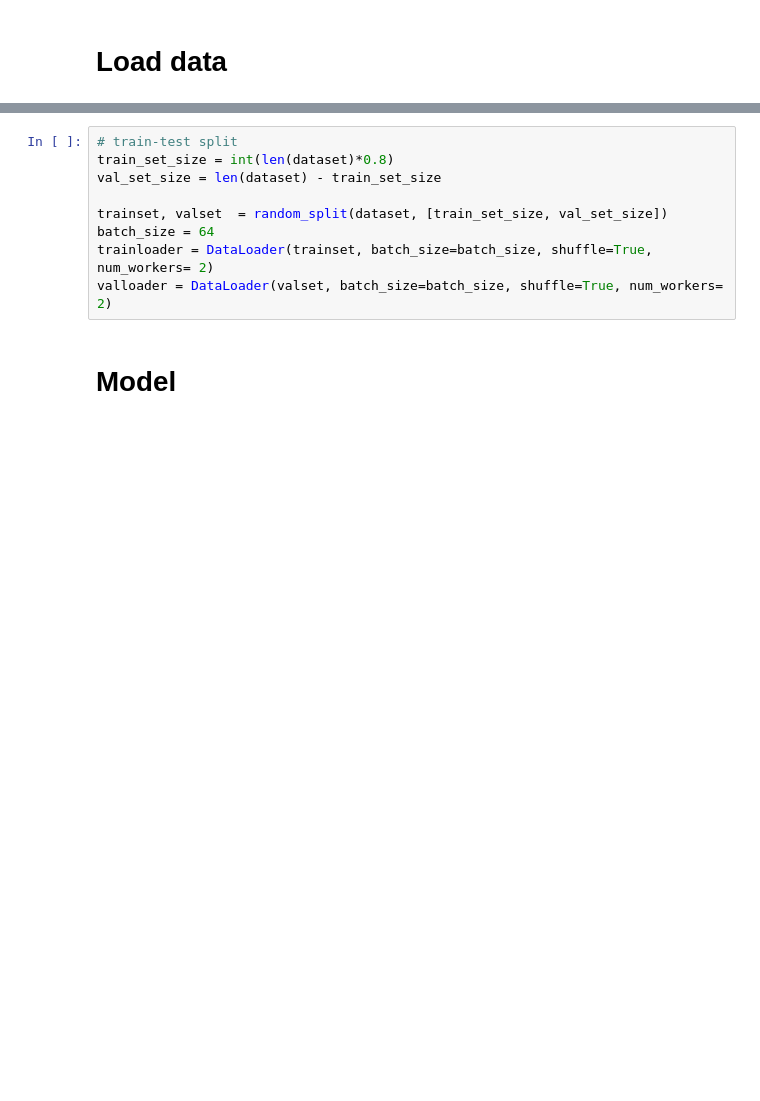
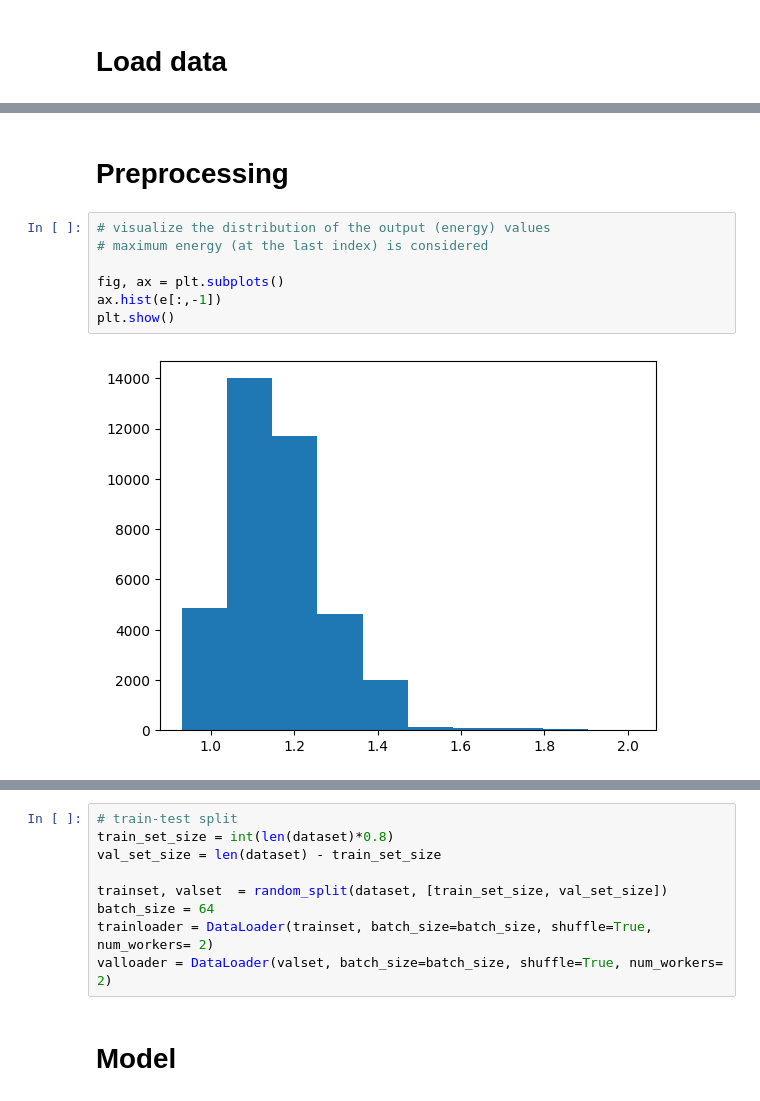
Before and after one commit to sedaoturak/dcgan_cahn-hilliard, a Jupyter notebook: DCGAN_Cahn_Hillard.ipynb, the cells around one changed output, grey strips where cells are left out. Saved outputs shown, nothing was run; the diff lists cells and outputs as text; blank space fills up the shorter version.

```diff
--- a/DCGAN_Cahn_Hillard.ipynb
+++ b/DCGAN_Cahn_Hillard.ipynb
@@ -36 +57,12 @@ plt.show()
+# %% [markdown]
+# Preprocessing
+# %%
+# visualize the distribution of the output (energy) values
+# maximum energy (at the last index) is considered
+
+fig, ax = plt.subplots()
+ax.hist(e[:,-1])
+plt.show()
+# %% [output]
+[figure, added]
 # %%
```
Also changed, not shown: parts of 27 cells of this notebook.
